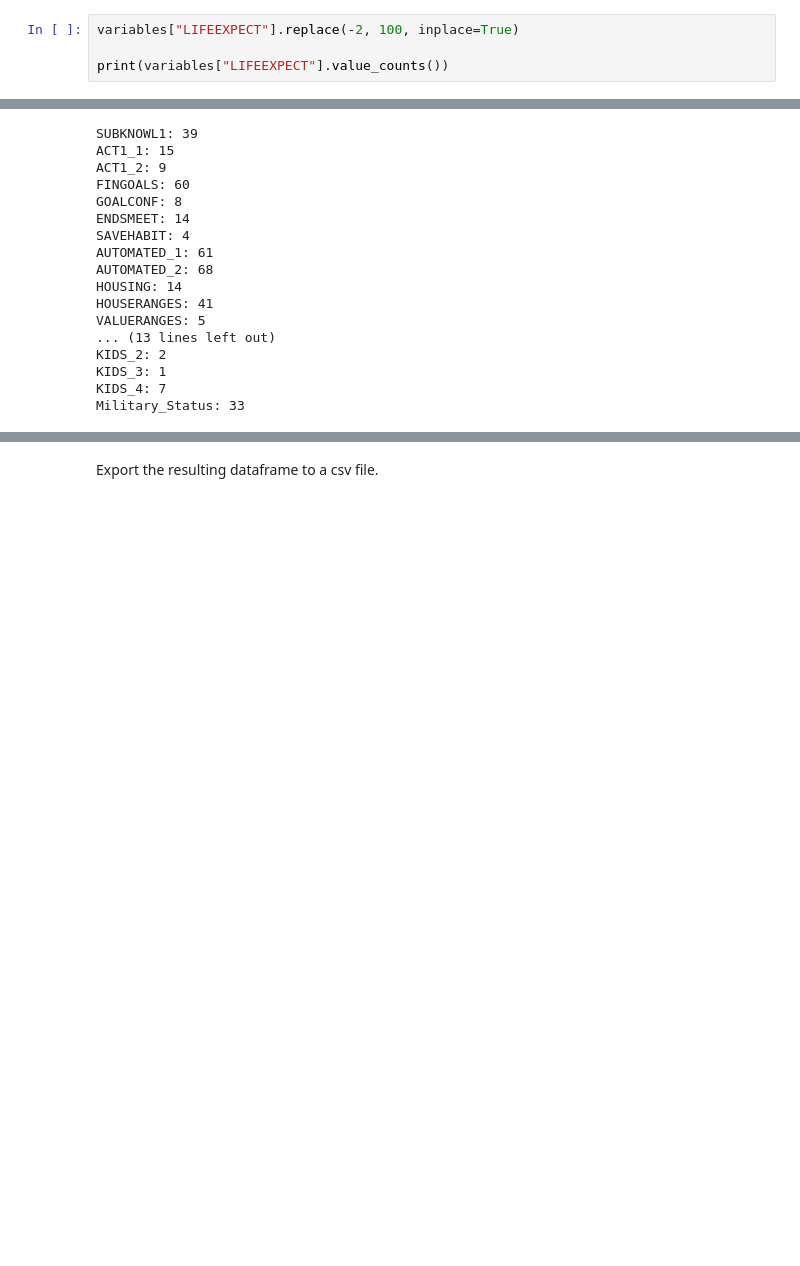
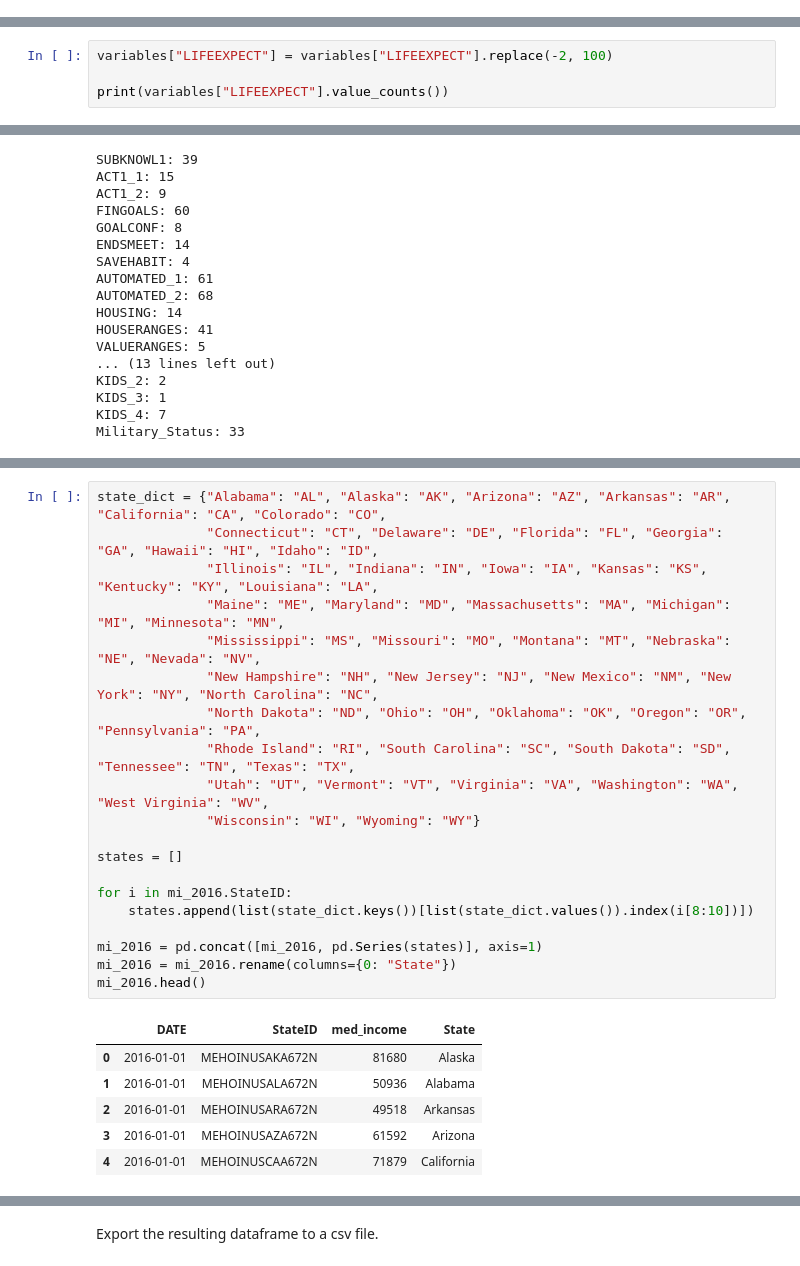
Before and after one commit to tanner-k/Capstone-2-Project-Financial-Wellness, a Jupyter notebook: notebooks/Data_Wrangling.ipynb, the cells around one changed output, grey strips where cells are left out. Drawn from its saved outputs; the diff is of its cells as text; blank space fills up the shorter version.

```diff
--- a/notebooks/Data_Wrangling.ipynb
+++ b/notebooks/Data_Wrangling.ipynb
@@ -233,4 +201,0 @@ The LIFEEXPECT variable asks how likely the respondent thinks they will live pas
-# %%
-variables["LIFEEXPECT"].replace(-2, 100, inplace=True)
-
-print(variables["LIFEEXPECT"].value_counts())
@@ -255,0 +233,4 @@ After removing the observations that had more than 5 refuse to respond answers a
+# %%
+variables["LIFEEXPECT"] = variables["LIFEEXPECT"].replace(-2, 100)
+
+print(variables["LIFEEXPECT"].value_counts())
@@ -308,0 +337,27 @@ There is also a significant number that either didn't know or preferred not to r
+# %%
+state_dict = {"Alabama": "AL", "Alaska": "AK", "Arizona": "AZ", "Arkansas": "AR", "California": "CA", "Colorado": "CO",
+              "Connecticut": "CT", "Delaware": "DE", "Florida": "FL", "Georgia": "GA", "Hawaii": "HI", "Idaho": "ID",
+              "Illinois": "IL", "Indiana": "IN", "Iowa": "IA", "Kansas": "KS",  "Kentucky": "KY", "Louisiana": "LA",
+              "Maine": "ME", "Maryland": "MD", "Massachusetts": "MA", "Michigan": "MI", "Minnesota": "MN",
+              "Mississippi": "MS", "Missouri": "MO", "Montana": "MT", "Nebraska": "NE", "Nevada": "NV",
+              "New Hampshire": "NH", "New Jersey": "NJ", "New Mexico": "NM", "New York": "NY", "North Carolina": "NC",
+              "North Dakota": "ND", "Ohio": "OH", "Oklahoma": "OK", "Oregon": "OR", "Pennsylvania": "PA",
+              "Rhode Island": "RI", "South Carolina": "SC", "South Dakota": "SD", "Tennessee": "TN", "Texas": "TX",
+              "Utah": "UT", "Vermont": "VT", "Virginia": "VA", "Washington": "WA", "West Virginia": "WV",
+              "Wisconsin": "WI", "Wyoming": "WY"}
+
+states = []
+
+for i in mi_2016.StateID:
+    states.append(list(state_dict.keys())[list(state_dict.values()).index(i[8:10])])
+
+mi_2016 = pd.concat([mi_2016, pd.Series(states)], axis=1)
+mi_2016 = mi_2016.rename(columns={0: "State"})
+mi_2016.head()
+# %% [output]
+|  | DATE | StateID | med_income | State |
+| 0 | 2016-01-01 | MEHOINUSAKA672N | 81680 | Alaska |
+| 1 | 2016-01-01 | MEHOINUSALA672N | 50936 | Alabama |
+| 2 | 2016-01-01 | MEHOINUSARA672N | 49518 | Arkansas |
+| 3 | 2016-01-01 | MEHOINUSAZA672N | 61592 | Arizona |
+| 4 | 2016-01-01 | MEHOINUSCAA672N | 71879 | California |
```
Also changed, not shown: parts of 37 cells of this notebook, 3 other files.
